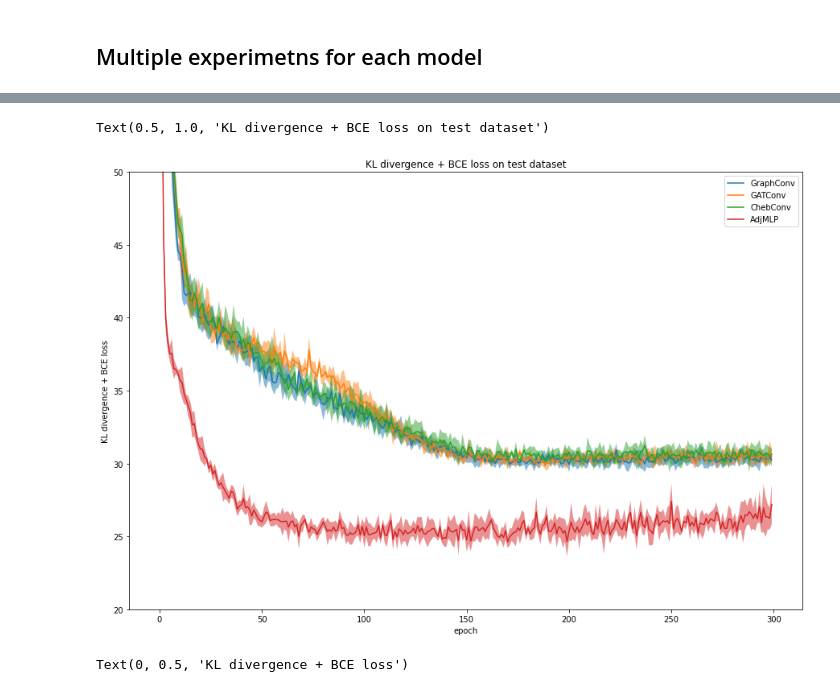
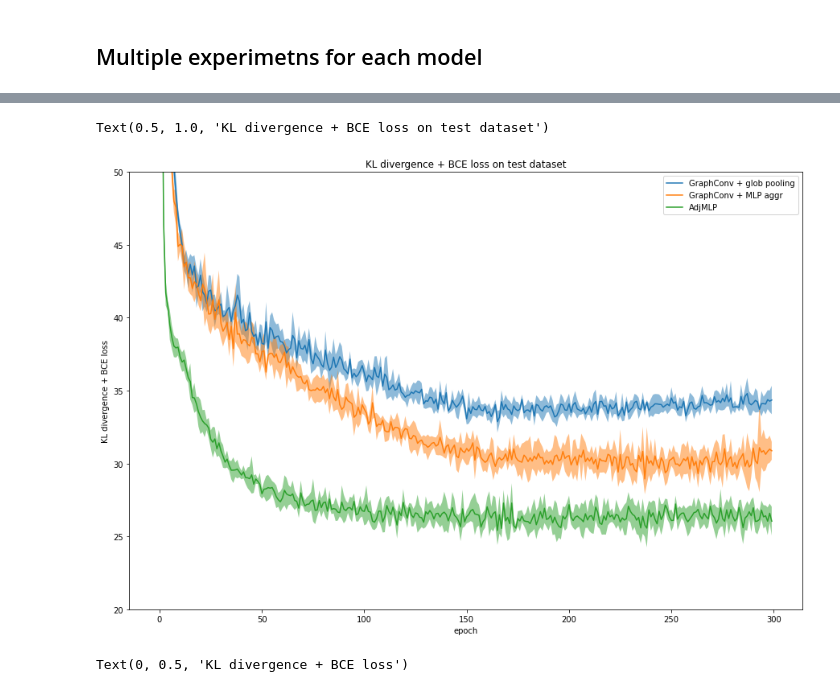
Before and after one commit to maxxxzdn/eegVAE, a Jupyter notebook: ModelComparison.ipynb, the cells around one changed output, grey strips where cells are left out. Saved outputs shown, nothing was run; the diff lists cells and outputs as text; code cells hidden in the pictures.

```diff
--- a/ModelComparison.ipynb
+++ b/ModelComparison.ipynb
@@ -147,35 +167,39 @@ Best epoch: 908 , Best test set loss: 30.0386
 # %%
 mean_conv = np.array([lc['test_loss'] for lc in logs_conv]).mean(0)
 std_conv = np.array([lc['test_loss'] for lc in logs_conv]).std(0)
-mean_att = np.array([lc['test_loss'] for lc in logs_att]).mean(0)
-std_att = np.array([lc['test_loss'] for lc in logs_att]).std(0)
-mean_cheb = np.array([lc['test_loss'] for lc in logs_cheb]).mean(0)
-std_cheb = np.array([lc['test_loss'] for lc in logs_cheb]).std(0)
-mean_mp = np.array([lc['test_loss'] for lc in logs_mp]).mean(0)
-std_mp = np.array([lc['test_loss'] for lc in logs_mp]).std(0)
+mean_conv_mlp = np.array([lc['test_loss'] for lc in logs_conv_mlp]).mean(0)
+std_conv_mlp = np.array([lc['test_loss'] for lc in logs_conv_mlp]).std(0)
+#mean_att = np.array([lc['test_loss'] for lc in logs_att]).mean(0)
+#std_att = np.array([lc['test_loss'] for lc in logs_att]).std(0)
+#mean_cheb = np.array([lc['test_loss'] for lc in logs_cheb]).mean(0)
+#std_cheb = np.array([lc['test_loss'] for lc in logs_cheb]).std(0)
+#mean_mp = np.array([lc['test_loss'] for lc in logs_mp]).mean(0)
+#std_mp = np.array([lc['test_loss'] for lc in logs_mp]).std(0)
 mean_adj = np.array([lc['test_loss'] for lc in logs_adj]).mean(0)
 std_adj = np.array([lc['test_loss'] for lc in logs_adj]).std(0)
 # %%
 plt.figure(figsize = [15,10])
-plt.plot(mean_conv, label = 'GraphConv')
+plt.plot(mean_conv, label = 'GraphConv + glob pooling')
 plt.fill_between(range(epochs), (mean_conv-std_conv), (mean_conv+std_conv), alpha = 0.5)
-plt.plot(mean_att, label = 'GATConv')
-plt.fill_between(range(epochs), (mean_att-std_att), (mean_att+std_att), alpha = 0.5)
-plt.plot(mean_cheb, label = 'ChebConv')
-plt.fill_between(range(epochs), (mean_cheb-std_cheb), (mean_cheb+std_cheb), alpha = 0.5)
+plt.plot(mean_conv_mlp, label = 'GraphConv + MLP aggr')
+plt.fill_between(range(epochs), (mean_conv_mlp-std_conv_mlp), (mean_conv_mlp+std_conv_mlp), alpha = 0.5)
+#plt.plot(mean_att, label = 'GATConv')
+#plt.fill_between(range(epochs), (mean_att-std_att), (mean_att+std_att), alpha = 0.5)
+#plt.plot(mean_cheb, label = 'ChebConv')
+#plt.fill_between(range(epochs), (mean_cheb-std_cheb), (mean_cheb+std_cheb), alpha = 0.5)
 plt.plot(mean_adj, label = 'AdjMLP')
 plt.fill_between(range(epochs), (mean_adj-std_adj), (mean_adj+std_adj), alpha = 0.5)
 plt.ylim(20,50)
 #plt.plot(mean_mp, label = 'MetaLayer')
 #plt.fill_between(range(epochs), mean_mp-std_mp, mean_mp+std_mp, alpha = 0.5)
 #plt.ylim(60,100)
 plt.legend()
 plt.xlabel('epoch')
 plt.ylabel('KL divergence + BCE loss')
 plt.title('KL divergence + BCE loss on test dataset')
 # %% [output]
 Text(0.5, 1.0, 'KL divergence + BCE loss on test dataset')
-[figure, old version]
+[figure, new version]
 # %%
 a = 0.95*np.random.randn(5)+62
 b = 0.95*np.random.randn(5)+62
```
Also changed, not shown: parts of 2 cells of this notebook, 7 other files.
